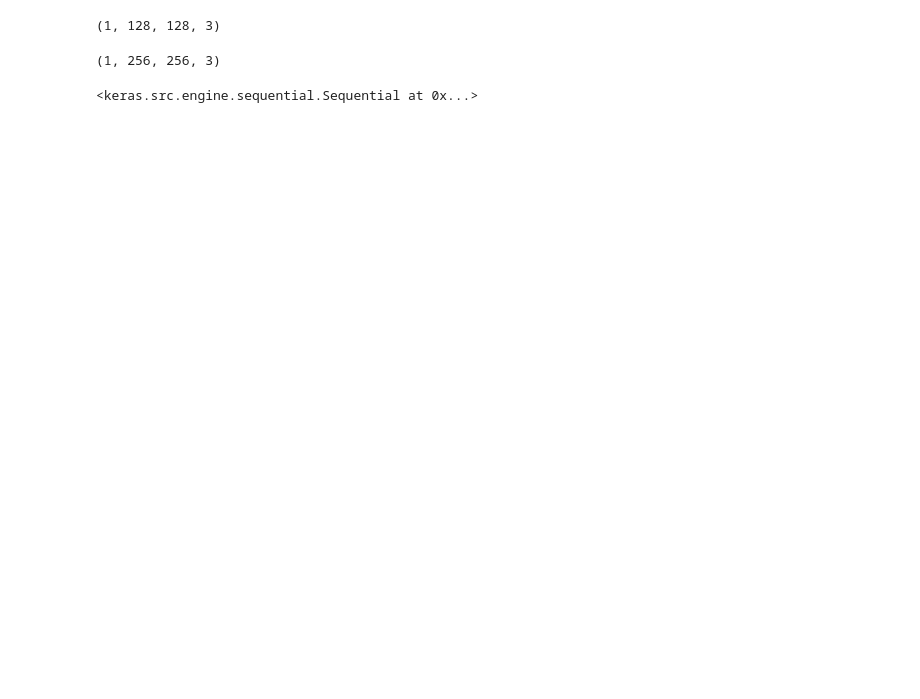
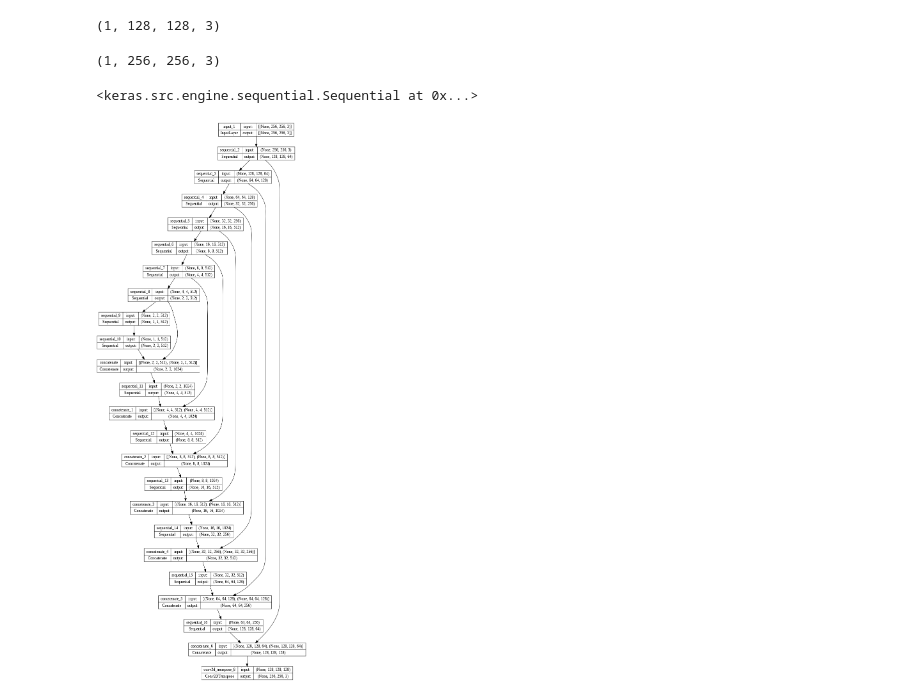
Before and after one commit to Ryu4824/AI_ImgStudy, a Jupyter notebook: CNN 생성 모델/5_5_Pix2Pix.ipynb, the cells around one changed output. Drawn from its saved outputs; the diff is of its cells as text; code cells hidden in the pictures; blank space fills up the shorter version.

```diff
--- a/CNN 생성 모델/5_5_Pix2Pix.ipynb
+++ b/CNN 생성 모델/5_5_Pix2Pix.ipynb
@@ -230,3 +230,8 @@ def Generator():
   x = last(x) # last 레이어를 통과하여 최종 출력을 얻음
   # 입력과 출력을 지정하여 케라스 모델을 생성하고, return
   return tf.keras.Model(inputs=inputs, outputs=x)
+# %%
+generator = Generator()
+tf.keras.utils.plot_model(generator, show_shapes=True, dpi=64)
+# %% [output]
+[figure, added]
```
Also changed, not shown: parts of 16 cells of this notebook.
